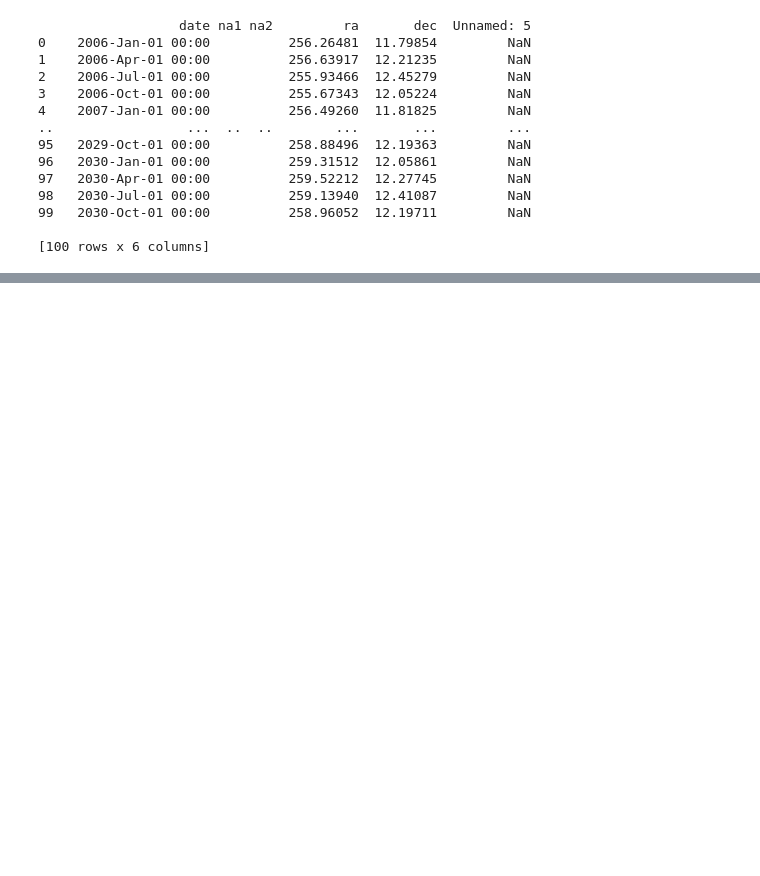
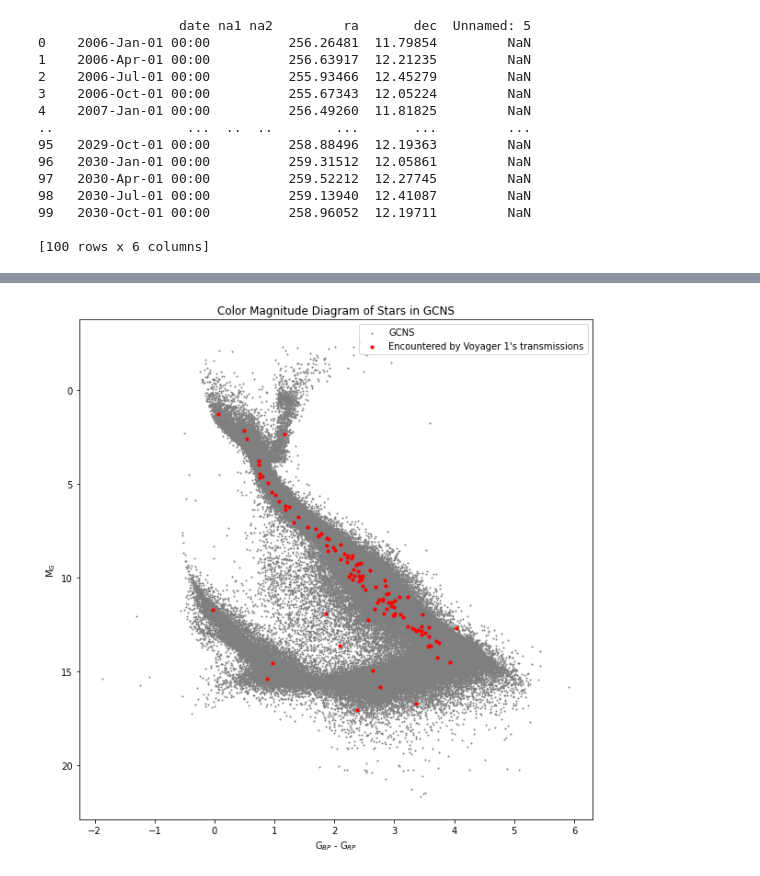
Before and after one commit to reillyderrick/Transmission-Encounters, a Jupyter notebook: voyager1/voyager1_stars_hr.ipynb, the cells around one changed output, grey strips where cells are left out. Cells and saved outputs as stored; diff of their text form; code cells hidden in the pictures; blank space fills up the shorter version.

```diff
--- a/voyager1/voyager1_stars_hr.ipynb
+++ b/voyager1/voyager1_stars_hr.ipynb
@@ -223,0 +222,18 @@ plt.show()
+# %%
+gcns = pd.read_csv('gcns_total.csv') #all stars in the GCNS database
+
+plt.figure(figsize=(10, 10))
+
+plt.scatter(gcns['bp_rp'], gcns['g_abs'], c = 'tab:gray', s = 1, label = "GCNS")
+plt.scatter(voy1_stars['bp_rp'], voy1_stars['g_abs'], c = 'r', s = 10, label = "Encountered by Voyager 1's transmissions")
+
+plt.gca().invert_yaxis()
+plt.title("Color Magnitude Diagram of Stars in GCNS")
+plt.xlabel('G$_{BP}$ - G$_{RP}$')
+plt.ylabel('M$_G$')
+plt.legend(loc='upper right')
+
+plt.savefig("voy1_superset_hr.png")
+plt.show()
+# %% [output]
+[figure, added]
```
Also changed, not shown: parts of 7 cells of this notebook, 6 other files.
